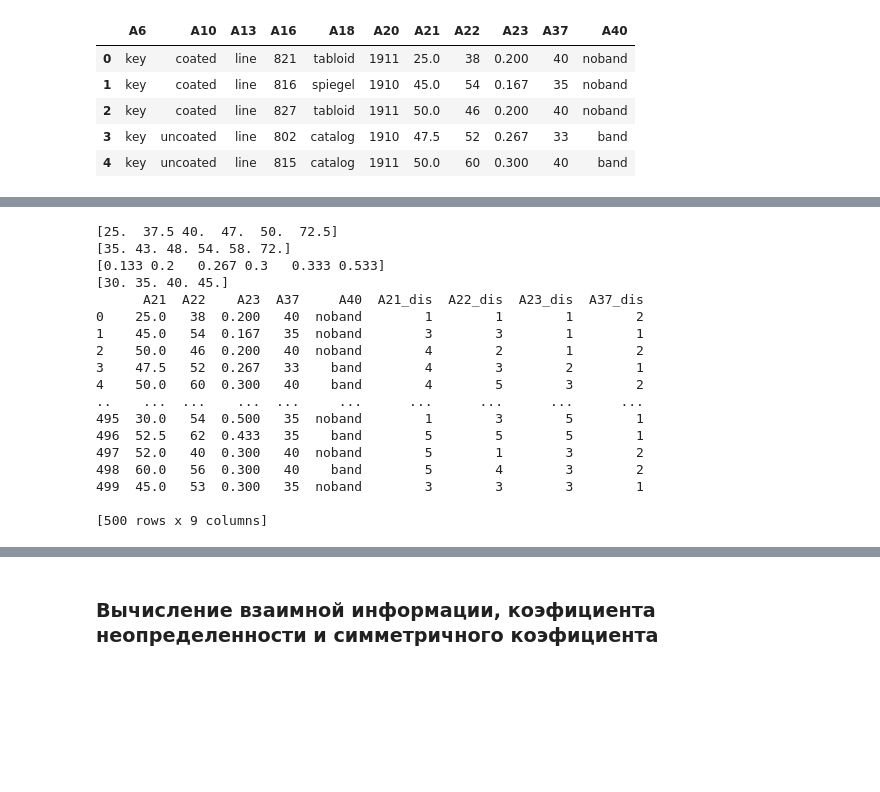
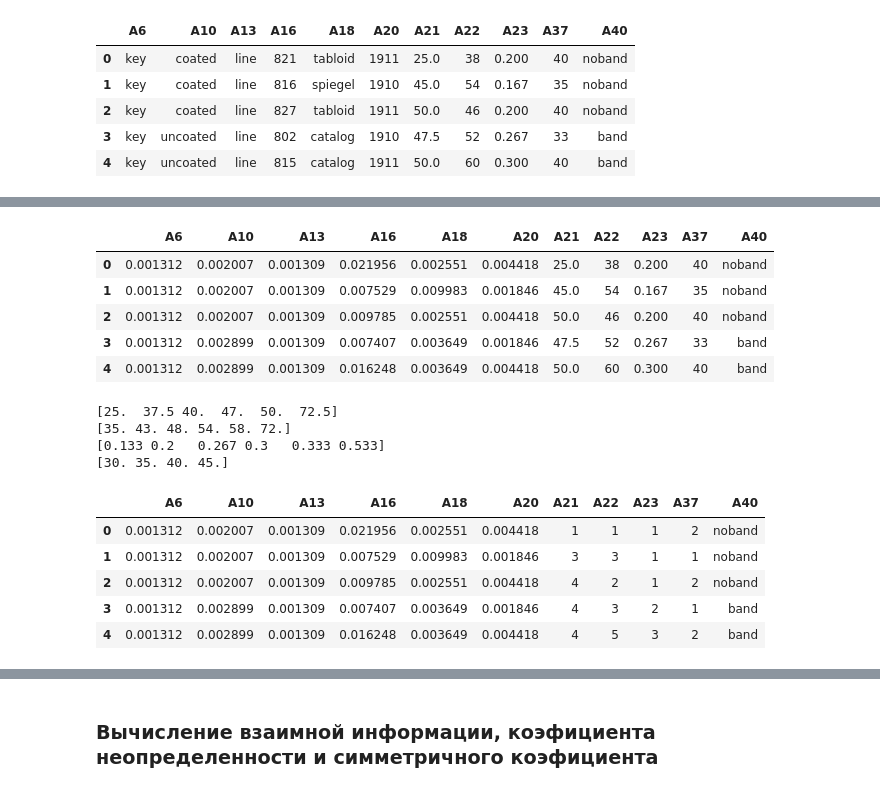
Before and after one commit to catelyn-austen/nstu, a Jupyter notebook: SAND/lab_1/lab_1.ipynb, the cells around one changed output, grey strips where cells are left out. Saved outputs shown, nothing was run; the diff lists cells and outputs as text; code cells hidden in the pictures; blank space fills up the shorter version.

```diff
--- a/SAND/lab_1/lab_1.ipynb
+++ b/SAND/lab_1/lab_1.ipynb
@@ -76,12 +80,21 @@ df_1.head()
+# %%
+df_2.head()
+# %% [output]
+|  | A6 | A10 | A13 | A16 | A18 | A20 | A21 | A22 | A23 | A37 | A40 |
+| 0 | 0.001312 | 0.002007 | 0.001309 | 0.021956 | 0.002551 | 0.004418 | 25.0 | 38 | 0.200 | 40 | noband |
+| 1 | 0.001312 | 0.002007 | 0.001309 | 0.007529 | 0.009983 | 0.001846 | 45.0 | 54 | 0.167 | 35 | noband |
+| 2 | 0.001312 | 0.002007 | 0.001309 | 0.009785 | 0.002551 | 0.004418 | 50.0 | 46 | 0.200 | 40 | noband |
+| 3 | 0.001312 | 0.002899 | 0.001309 | 0.007407 | 0.003649 | 0.001846 | 47.5 | 52 | 0.267 | 33 | band |
+| 4 | 0.001312 | 0.002899 | 0.001309 | 0.016248 | 0.003649 | 0.004418 | 50.0 | 60 | 0.300 | 40 | band |
 # %%
 # Проведем дискретизацию с равной частотой количественных данных
 quantiles = [0, 0.2, 0.4, 0.6, 0.8, 1]
 
-for column in df_2:
+for column in df_1.columns[6::]:
     if column != 'A40':
 
         # Получение уникальных квантилей
-        q = df_2[column].quantile(quantiles)
+        q = df_1[column].quantile(quantiles)
         unique_quantiles = q.unique()
         print(unique_quantiles)
 
@@ -89,7 +102,7 @@ for column in df_2:
         arr = []
 
         # сравнение каждого значения дф с границами инт-лов
-        for value in df_2[column]:
+        for value in df_1[column]:
             for i in range(len(unique_quantiles)):
                 if i == 0 and unique_quantiles[i] <= value <= unique_quantiles[i+1]:
                     arr.append(i+1)
@@ -98,27 +111,19 @@ for column in df_2:
                     arr.append(i+1)
 
         # создание нового столбца
-        df_2[f'{column}_dis'] = arr
+        df_1[column] = arr
 
 
 # Вывод результата
-print(df_2)
+df_1.head()
 # %% [output]
 [25.  37.5 40.  47.  50.  72.5]
 [35. 43. 48. 54. 58. 72.]
 [0.133 0.2   0.267 0.3   0.333 0.533]
 [30. 35. 40. 45.]
-      A21  A22    A23  A37     A40  A21_dis  A22_dis  A23_dis  A37_dis
-0    25.0   38  0.200   40  noband        1        1        1        2
-1    45.0   54  0.167   35  noband        3        3        1        1
-2    50.0   46  0.200   40  noband        4        2        1        2
-3    47.5   52  0.267   33    band        4        3        2        1
-4    50.0   60  0.300   40    band        4        5        3        2
-..    ...  ...    ...  ...     ...      ...      ...      ...      ...
-495  30.0   54  0.500   35  noband        1        3        5        1
-496  52.5   62  0.433   35    band        5        5        5        1
-497  52.0   40  0.300   40  noband        5        1        3        2
-498  60.0   56  0.300   40    band        5        4        3        2
-499  45.0   53  0.300   35  noband        3        3        3        1
-
-[500 rows x 9 columns]
+|  | A6 | A10 | A13 | A16 | A18 | A20 | A21 | A22 | A23 | A37 | A40 |
+| 0 | 0.001312 | 0.002007 | 0.001309 | 0.021956 | 0.002551 | 0.004418 | 1 | 1 | 1 | 2 | noband |
+| 1 | 0.001312 | 0.002007 | 0.001309 | 0.007529 | 0.009983 | 0.001846 | 3 | 3 | 1 | 1 | noband |
+| 2 | 0.001312 | 0.002007 | 0.001309 | 0.009785 | 0.002551 | 0.004418 | 4 | 2 | 1 | 2 | noband |
+| 3 | 0.001312 | 0.002899 | 0.001309 | 0.007407 | 0.003649 | 0.001846 | 4 | 3 | 2 | 1 | band |
+| 4 | 0.001312 | 0.002899 | 0.001309 | 0.016248 | 0.003649 | 0.004418 | 4 | 5 | 3 | 2 | band |
```
Also changed, not shown: parts of 14 cells of this notebook.
